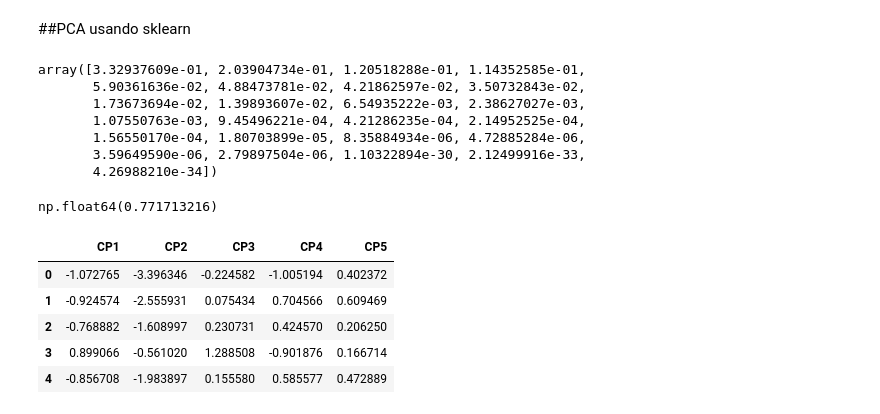
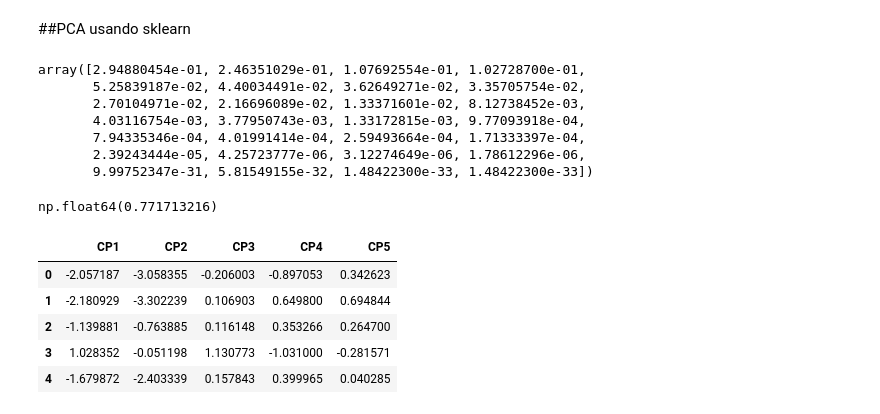
Before and after one commit to Felipe4444/Portafolio, a Jupyter notebook: Portafolio.ipynb, the cells around one changed output. Drawn from its saved outputs; the diff is of its cells as text; code cells hidden in the pictures.

```diff
--- a/Portafolio.ipynb
+++ b/Portafolio.ipynb
@@ -231,4 +231,4 @@ from scipy.stats import chi2
 # Escalar datos
 scaler = StandardScaler()
 X_std = scaler.fit_transform(X)
-X_std = pd.DataFrame(x_std, columns=X.columns)
+X_std = pd.DataFrame(X_std, columns=X.columns)
@@ -244,13 +249,13 @@ pca.fit(X_std)
 
 pca.explained_variance_ratio_
 # %% [output]
-array([3.32937609e-01, 2.03904734e-01, 1.20518288e-01, 1.14352585e-01,
-       5.90361636e-02, 4.88473781e-02, 4.21862597e-02, 3.50732843e-02,
-       1.73673694e-02, 1.39893607e-02, 6.54935222e-03, 2.38627027e-03,
-       1.07550763e-03, 9.45496221e-04, 4.21286235e-04, 2.14952525e-04,
-       1.56550170e-04, 1.80703899e-05, 8.35884934e-06, 4.72885284e-06,
-       3.59649590e-06, 2.79897504e-06, 1.10322894e-30, 2.12499916e-33,
-       4.26988210e-34])
+array([2.94880454e-01, 2.46351029e-01, 1.07692554e-01, 1.02728700e-01,
+       5.25839187e-02, 4.40034491e-02, 3.62649271e-02, 3.35705754e-02,
+       2.70104971e-02, 2.16696089e-02, 1.33371601e-02, 8.12738452e-03,
+       4.03116754e-03, 3.77950743e-03, 1.33172815e-03, 9.77093918e-04,
+       7.94335346e-04, 4.01991414e-04, 2.59493664e-04, 1.71333397e-04,
+       2.39243444e-05, 4.25723777e-06, 3.12274649e-06, 1.78612296e-06,
+       9.99752347e-31, 5.81549155e-32, 1.48422300e-33, 1.48422300e-33])
 # %%
 np.sum([3.32937609e-01, 2.03904734e-01, 1.20518288e-01, 1.14352585e-01])
 # %% [output]
@@ -258,14 +263,14 @@ np.float64(0.771713216)
 # %%
 #Seleccionar 5 componentes
 pca_5 = PCA(n_components=5)
-data_pca = pca_5.fit_transform(X_std)
+X_std_pca = pca_5.fit_transform(X_std)
 
-X_pca = pd.DataFrame(data_pca, columns=['CP1', 'CP2', 'CP3', 'CP4', 'CP5'])
-X_pca.head()
+X_std_pca = pd.DataFrame(X_std_pca, columns=['CP1', 'CP2', 'CP3', 'CP4', 'CP5'])
+X_std_pca.head()
 # %% [output]
 |  | CP1 | CP2 | CP3 | CP4 | CP5 |
-| 0 | -1.072765 | -3.396346 | -0.224582 | -1.005194 | 0.402372 |
-| 1 | -0.924574 | -2.555931 | 0.075434 | 0.704566 | 0.609469 |
-| 2 | -0.768882 | -1.608997 | 0.230731 | 0.424570 | 0.206250 |
-| 3 | 0.899066 | -0.561020 | 1.288508 | -0.901876 | 0.166714 |
-| 4 | -0.856708 | -1.983897 | 0.155580 | 0.585577 | 0.472889 |
+| 0 | -2.057187 | -3.058355 | -0.206003 | -0.897053 | 0.342623 |
+| 1 | -2.180929 | -3.302239 | 0.106903 | 0.649800 | 0.694844 |
+| 2 | -1.139881 | -0.763885 | 0.116148 | 0.353266 | 0.264700 |
+| 3 | 1.028352 | -0.051198 | 1.130773 | -1.031000 | -0.281571 |
+| 4 | -1.679872 | -2.403339 | 0.157843 | 0.399965 | 0.040285 |
```
Also changed, not shown: parts of 46 cells of this notebook.
